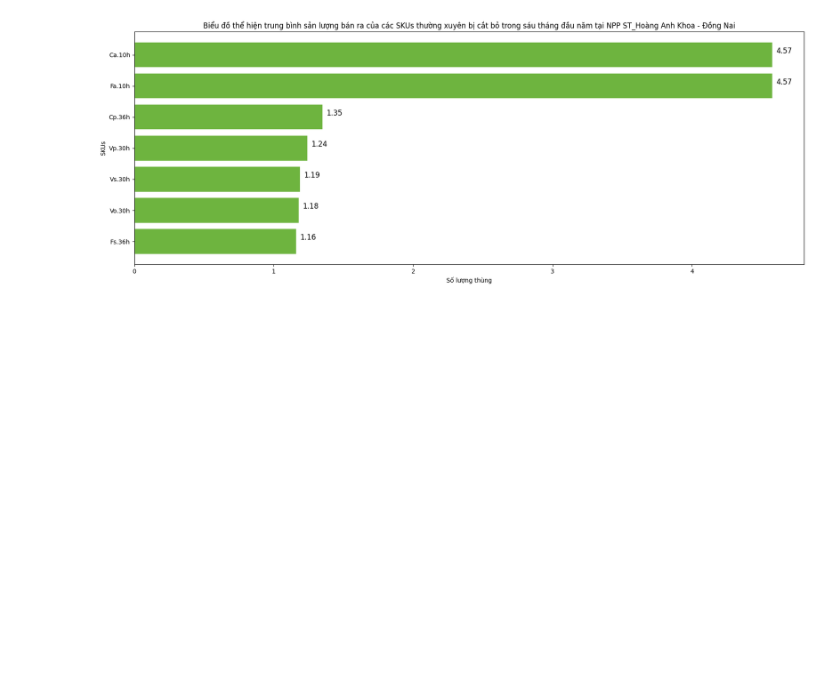
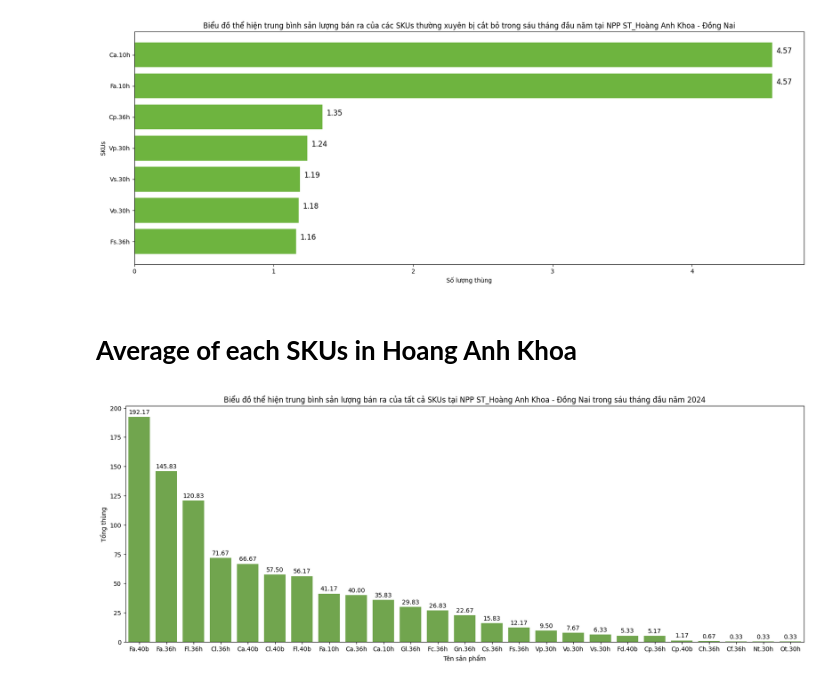
Before and after one commit to le0na123/Sales-in-first-six-year-of-soyamilk-company, a Jupyter notebook: first_six_months.ipynb, the cells around one changed output. Saved outputs shown, nothing was run; the diff lists cells and outputs as text; code cells hidden in the pictures; blank space fills up the shorter version.

```diff
--- a/first_six_months.ipynb
+++ b/first_six_months.ipynb
@@ -217,3 +216,19 @@ for x, y in zip(df_drop_sum['Tên sản phẩm'], df_drop_sum['Hàng bán (Thùn
     plt.annotate(label, xy=(y, x), textcoords='offset points', xytext=(20,3), ha='center', color='#000', fontsize = 12, fontweight = '500');
 # %% [output]
 [figure]
+# %% [markdown]
+# **Average of each SKUs in Hoang Anh Khoa**
+# %%
+dfHAk = df[df['Tên NPP'] == 'ST_Hoàng Anh Khoa - Đồng Nai']
+plt.figure(figsize=(20,7))
+dfHAk = dfHAk.groupby(['Tên sản phẩm']).agg({'Hàng bán (Thùng)': 'sum'}).reset_index()
+dfHAk = dfHAk.sort_values('Hàng bán (Thùng)', ascending=False)
+dfHAk['a'] = dfHAk['Hàng bán (Thùng)'] / 6
+sns.barplot(data=dfHAk, x='Tên sản phẩm', y='a', color='#6EB43F')
+plt.ylabel('Tổng thùng')
+plt.title(f'Biểu đồ thể hiện trung bình sản lượng bán ra của tất cả SKUs tại NPP ST_Hoàng Anh Khoa - Đồng Nai trong sáu tháng đầu năm 2024')
+for x, y in zip(dfHAk['Tên sản phẩm'], dfHAk['a']):
+    label = "{:,.2f}".format(y)  # Định dạng số thập phân cho label
+    plt.annotate(label, xy=(x, y), textcoords='offset points', xytext=(0,5), ha='center', color='#000', fontsize = 10, fontweight = '500');
+# %% [output]
+[figure, added]
```
Also changed, not shown: parts of 1 cell of this notebook, 2 other files.
